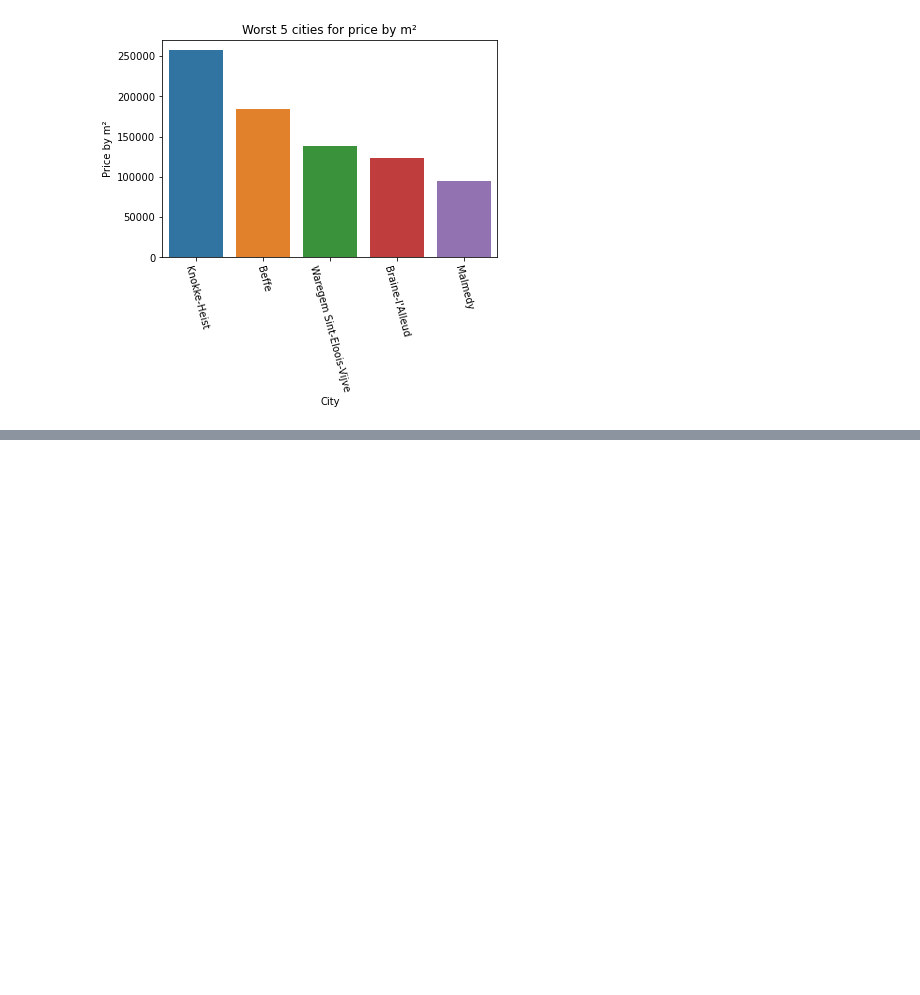
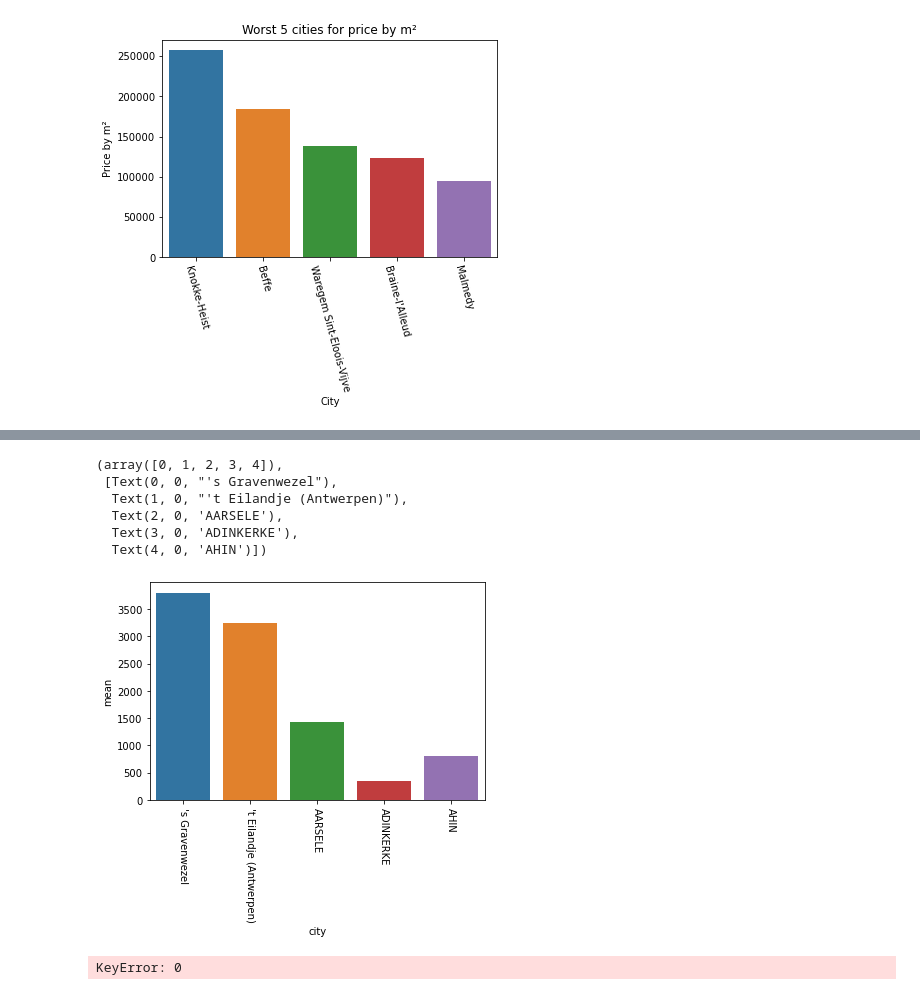
Before and after one commit to abdellahML/challenge-data-analysis, a Jupyter notebook: Codes/interpretation.ipynb, the cells around one changed output, grey strips where cells are left out. Saved outputs shown, nothing was run; the diff lists cells and outputs as text; code cells hidden in the pictures; blank space fills up the shorter version.

Commit message:
resolve merge errors

```diff
--- a/Codes/interpretation.ipynb
+++ b/Codes/interpretation.ipynb
@@ -174,0 +178,5 @@ Text(0, 0.5, 'Price by m²')
+# %%
+test = df.groupby(by="city")["price_by_m2"].describe()
+#test = test.sort_values(by="mean")
+test = test.reset_index()
+test
@@ -174,0 +197,15 @@ Text(0, 0.5, 'Price by m²')
+# %%
+sns.barplot(x='city', y='mean', data=test.head())
+plt.xticks(rotation=-90)
+# %% [output]
+(array([0, 1, 2, 3, 4]),
+ [Text(0, 0, "'s Gravenwezel"),
+  Text(1, 0, "'t Eilandje (Antwerpen)"),
+  Text(2, 0, 'AARSELE'),
+  Text(3, 0, 'ADINKERKE'),
+  Text(4, 0, 'AHIN')])
+[figure, added]
+# %%
+sns.boxplot(data=df.price)
+# %% [output]
+KeyError: 0
```
Also changed, not shown: parts of 3 cells of this notebook.
